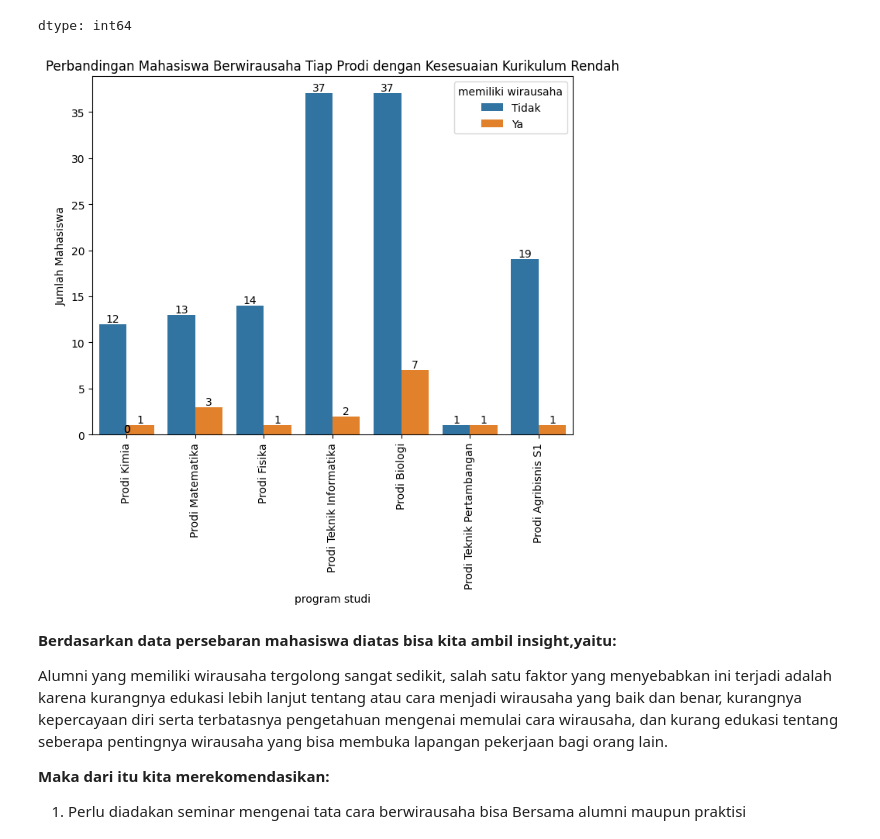
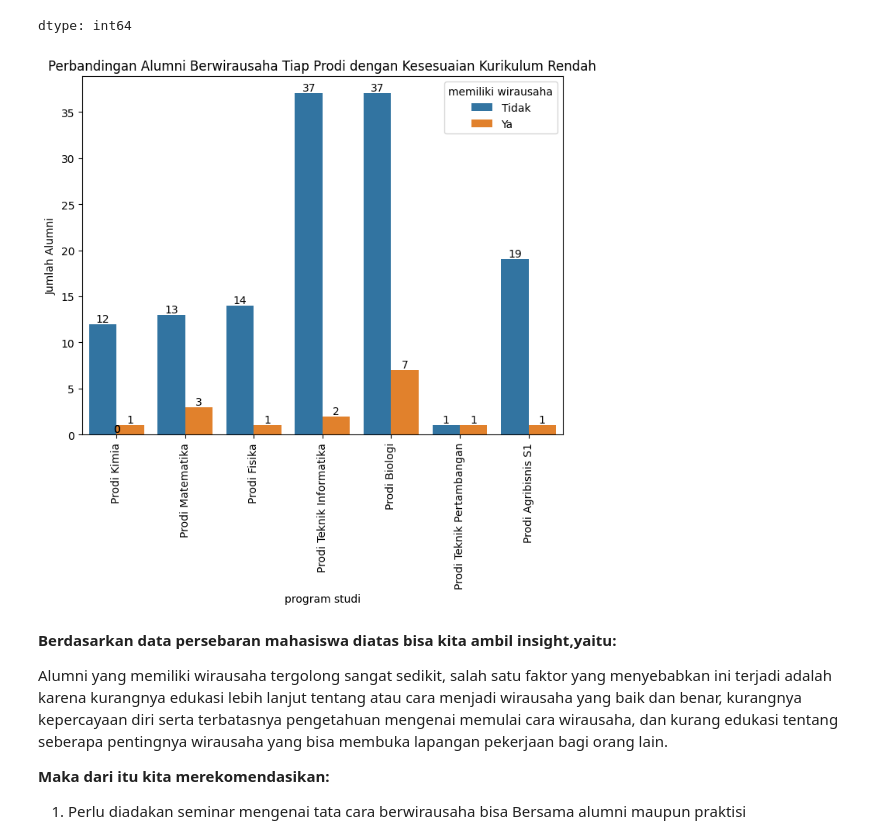
Before and after one commit to mabdulghofur142/Data-Mining, a Jupyter notebook: Capstone Project 1/Kelompok_CapStone_Project_01_F_2024.ipynb, the cells around one changed output. Cells and saved outputs as stored; diff of their text form; code cells hidden in the pictures.

```diff
--- a/Capstone Project 1/Kelompok_CapStone_Project_01_F_2024.ipynb
+++ b/Capstone Project 1/Kelompok_CapStone_Project_01_F_2024.ipynb
@@ -732,21 +732,21 @@ dfv4 = df[df['kesesuaian kurikulum']<=3]
 # %%
 # Membuat countplot
 plt.figure(figsize=(8, 6))
 ax = sns.countplot(data=dfv4[dfv4["program studi"]!="Prodi Agribisnis S2"], x='program studi', hue='memiliki wirausaha')
 # Menambahkan angka di atas setiap batang
 for p in ax.patches:
     ax.annotate(format(p.get_height(), '.0f'),
                 (p.get_x() + p.get_width() / 2., p.get_height()),
                 ha='center', va='center',
                 xytext=(0, 5), textcoords='offset points')
 
-plt.title("Perbandingan Mahasiswa Berwirausaha Tiap Prodi dengan Kesesuaian Kurikulum Rendah")
+plt.title("Perbandingan Alumni Berwirausaha Tiap Prodi dengan Kesesuaian Kurikulum Rendah")
 plt.xlabel("program studi")
-plt.ylabel("Jumlah Mahasiswa")
+plt.ylabel("Jumlah Alumni")
 plt.xticks(rotation=90)
 plt.show()
 # %% [output]
-[figure, old version]
+[figure, new version]
 # %% [markdown]
 **Berdasarkan data persebaran mahasiswa diatas bisa kita ambil insight,yaitu:**
 
```
Also changed, not shown: parts of 1 cell of this notebook.
